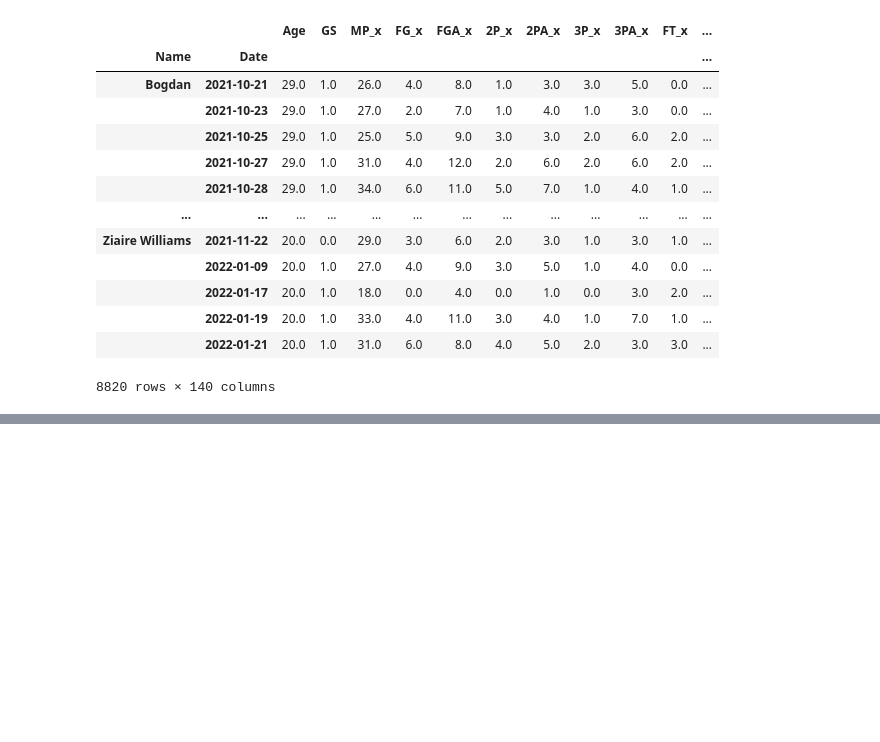
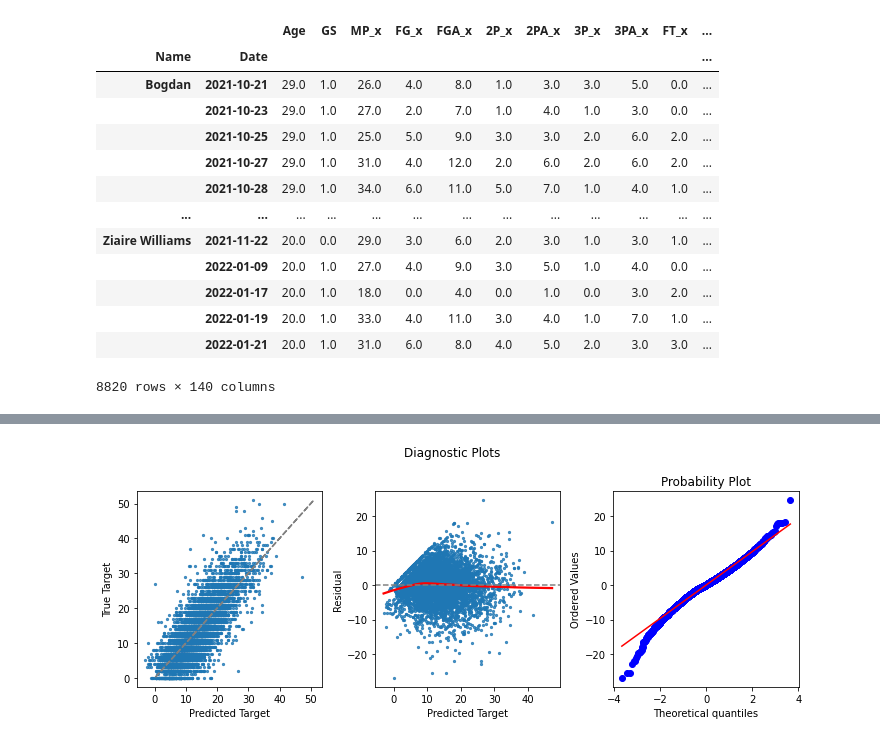
Before and after one commit to VinceDiR/Prop_Betting_Regression_Project, a Jupyter notebook: Modeling + Scoring (Step 4).ipynb, the cells around one changed output, grey strips where cells are left out. Saved outputs shown, nothing was run; the diff lists cells and outputs as text; code cells hidden in the pictures; blank space fills up the shorter version.

```diff
--- a/Modeling + Scoring (Step 4).ipynb
+++ b/Modeling + Scoring (Step 4).ipynb
@@ -57,0 +235,4 @@ Name: target_pts, Length: 8820, dtype: float64
+# %%
+X_train, X_val, y_train, y_val = train_test_split(X_train_val, y_train_val, test_size=.25, random_state=4)
+# %%
+X_train_poly = poly.fit_transform(X_train)
@@ -57,0 +252,24 @@ Name: target_pts, Length: 8820, dtype: float64
+# %%
+def diagnostic_plots(y_pred, y_true):
+    resid = y_pred - y_true
+
+    fig, axes = plt.subplots(1, 3, figsize=(10, 4))
+
+    g1 = sns.regplot(x=y_pred, y=y_true, ci=False, fit_reg=False, line_kws={'color': 'blue'}, ax=axes[0], scatter_kws={'s': 5})
+    g1.set_xlabel('Predicted Target')
+    g1.set_ylabel('True Target')
+    g1.plot(y_true, y_true, '--', color='gray')
+
+    g2 = sns.regplot(x=y_pred, y=resid, lowess=True, ax=axes[1], line_kws={'color': 'red'}, scatter_kws={'s': 5})
+    g2.set_xlabel('Predicted Target')
+    g2.set_ylabel('Residual')
+    g2.axhline(y=0, color='gray', linestyle='--')
+
+    stats.probplot(resid, dist="norm", plot=axes[2])
+
+    fig.suptitle('Diagnostic Plots');
+    fig.tight_layout();
+# %%
+diagnostic_plots(lr_poly.predict(X_train_poly), y_train)
+# %% [output]
+[figure, added]
```
Also changed, not shown: parts of 39 cells of this notebook, 1 other file.
